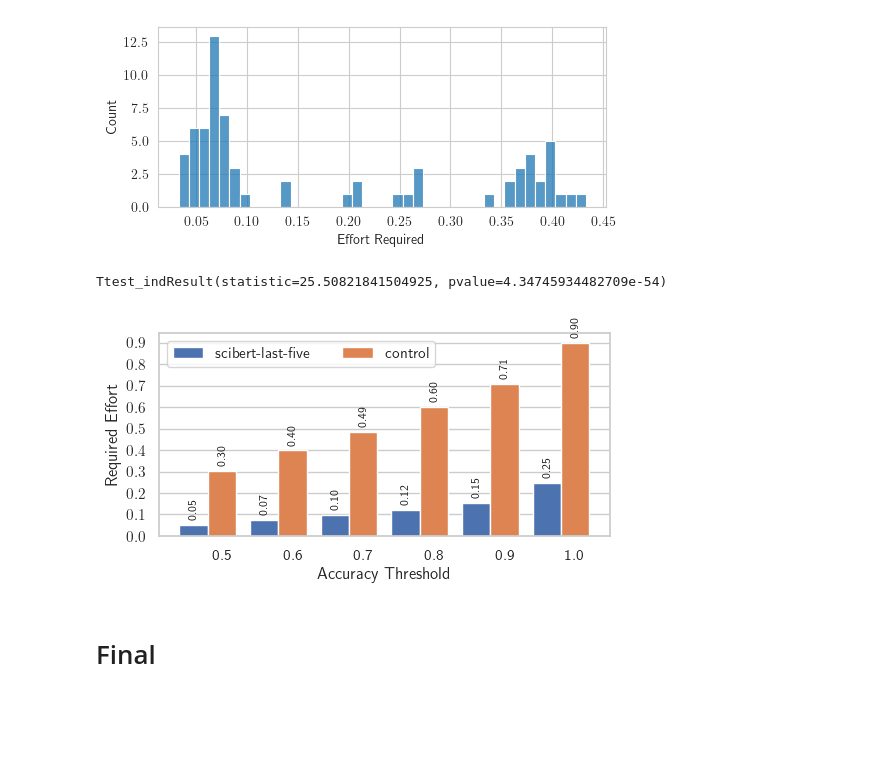
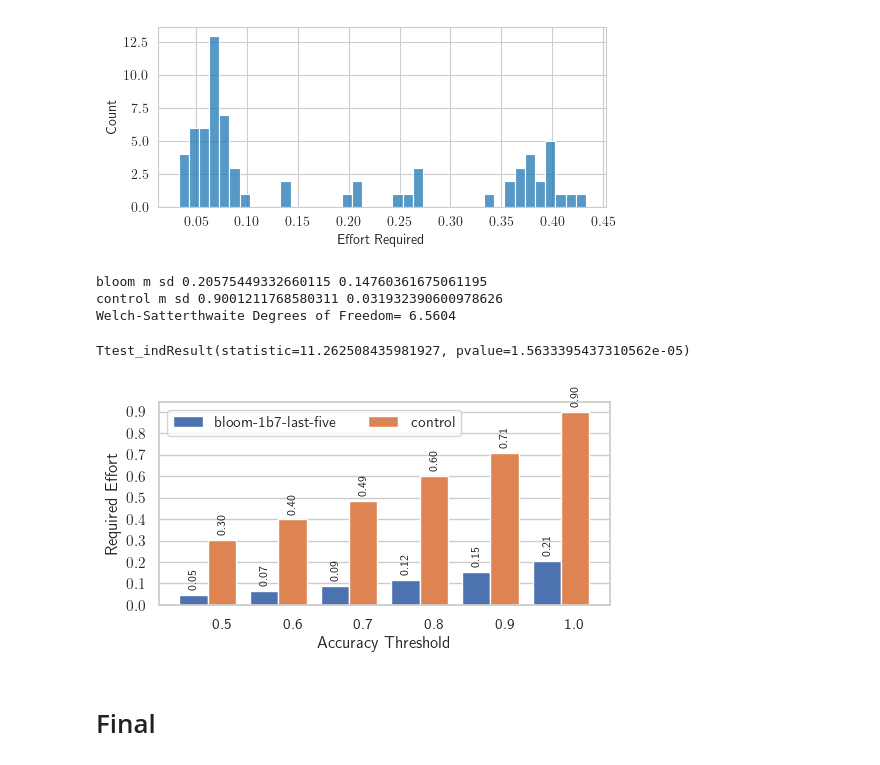
Before and after one commit to connorf25/automated-screening, a Jupyter notebook: stats-analysis.ipynb, the cells around one changed output. Drawn from its saved outputs; the diff is of its cells as text; code cells hidden in the pictures; blank space fills up the shorter version.

Commit message:
Added t test

```diff
--- a/stats-analysis.ipynb
+++ b/stats-analysis.ipynb
@@ -211,24 +211,43 @@ fig.tight_layout()
 plt.show()
 # %% [output]
 [figure]
-# %%
-# T-Test
-from scipy import stats
-
-df = prepare_dataframe()
-control_df = prepare_dataframe("control")
-
-bloom = df["value"]
-control = control_df["value"]
-
-stats.ttest_ind(control, bloom)
-# %% [output]
-Ttest_indResult(statistic=25.50821841504925, pvalue=4.34745934482709e-54)
+# %%
+# T-Test
+from scipy import stats
+
+def welch_dof(x,y):
+        dof = (x.var()/x.size + y.var()/y.size)**2 / ((x.var()/x.size)**2 / (x.size-1) + (y.var()/y.size)**2 / (y.size-1))
+        print(f"Welch-Satterthwaite Degrees of Freedom= {dof:.4f}")
+
+# df = prepare_dataframe()
+# control_df = prepare_dataframe("control")
+
+bloom = df["value"]
+control = control_df["value"]
+
+datasets = ["bacteriuria", "cellulitis", "copper", "overdiagnosis", "search", "telehealth", "uti"]
+bloom = []
+control = []
+
+for dataset in datasets:
+    bloom.append(get_effort(dataset, "bloom-1b7-last-five", 1.0))
+    control.append(get_effort(dataset, "control", 1.0))
+
+print("bloom m sd", np.mean(bloom), np.std(bloom))
+print("control m sd", np.mean(control), np.std(control))
+welch_dof(np.array(control), np.array(bloom))
+
+stats.ttest_ind(control, bloom, equal_var=False)
+# %% [output]
+bloom m sd 0.20575449332660115 0.14760361675061195
+control m sd 0.9001211768580311 0.031932390600978626
+Welch-Satterthwaite Degrees of Freedom= 6.5604
+Ttest_indResult(statistic=11.262508435981927, pvalue=1.5633395437310562e-05)
 # %%
 # BAR CHART
 datasets = ["bacteriuria", "cellulitis", "copper", "overdiagnosis", "search", "telehealth", "uti"]
 model_names = [
-    "scibert-last-five",
+    "bloom-1b7-last-five",
     "control"
 ]
 
@@ -237,9 +256,9 @@ def get_average_effort_at_accuracy(model_name, accuracy):
     for dataset in datasets:
         efforts.append(get_effort(dataset, model_name, accuracy))
     # Return average
+    average = np.mean(efforts)
     standard_deviation = np.std(efforts, ddof=1)
     standard_error = standard_deviation / np.sqrt(np.size(efforts))
-    average = sum(efforts) / len(efforts)
     return [average, standard_error, standard_deviation]
 
 accuracy_thresholds = np.linspace(0.5, 1, 6).tolist()
@@ -254,34 +273,34 @@ rects = []
 length = len(model_names)
 for i, model_name in enumerate(model_names):
     required_efforts = []
     standard_errors = []
     for accuracy in accuracy_thresholds:
         temp = get_average_effort_at_accuracy(model_name, accuracy)
         required_efforts.append(temp[0])
         standard_errors.append(temp[1])
 
     i = i - len(model_names)/2 # Offset bar to left
     rects.append(ax.bar(x + i * (width/length), required_efforts, width/length, label=model_name))
 
 # Add some text for labels, title and custom x-axis tick labels, etc.
 ax.set_xlabel('Accuracy Threshold')
 ax.set_ylabel('Required Effort')
 ax.set_xticks(x, accuracy_thresholds)
 # plt.legend(bbox_to_anchor=(1.01, 1), loc='upper left', borderaxespad=0, fontsize=10)
 plt.legend(ncol=3, loc='upper left')
 # ax.legend()
 
 for container in ax.containers:
     ax.bar_label(container, padding=3, fmt='%.2f', verticalalignment='center', fontsize=8, rotation=90)
 
 fig.set_size_inches(w=5.39749, h=3)
 plt.yticks(np.arange(0, 1, 0.1))
 fig.tight_layout()
 
 # plt.savefig('../honours/thesis/Figures/bloom-1b7-control.pgf')
 plt.show()
 # %% [output]
-[figure, old version]
+[figure, new version]
 # %% [markdown]
 # Final
 # %%
```
